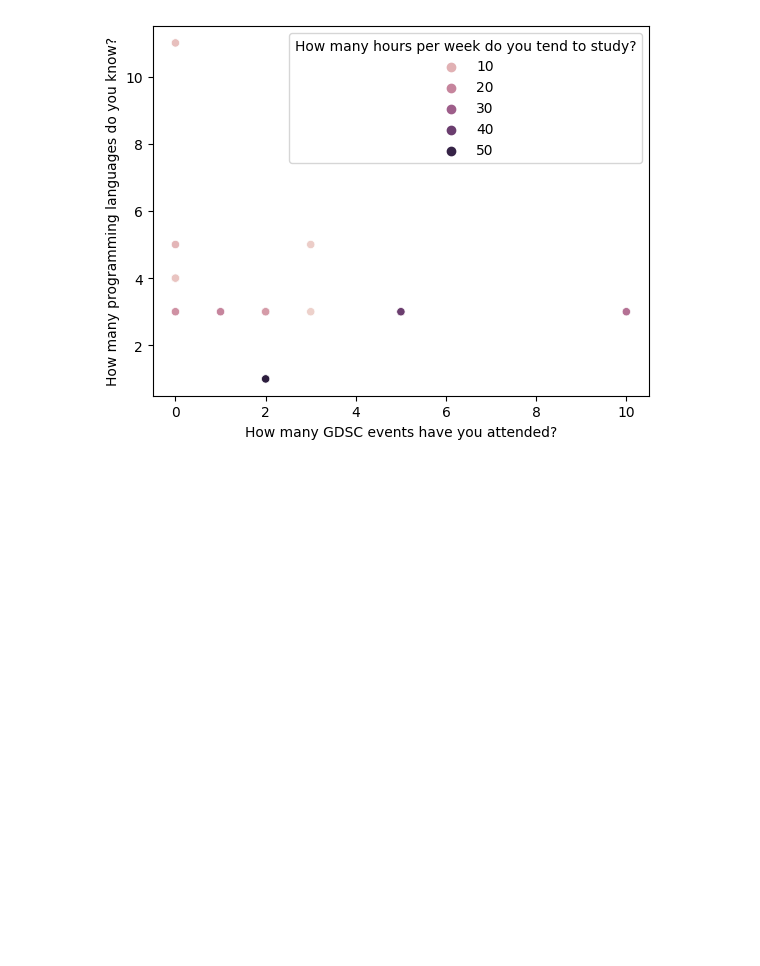
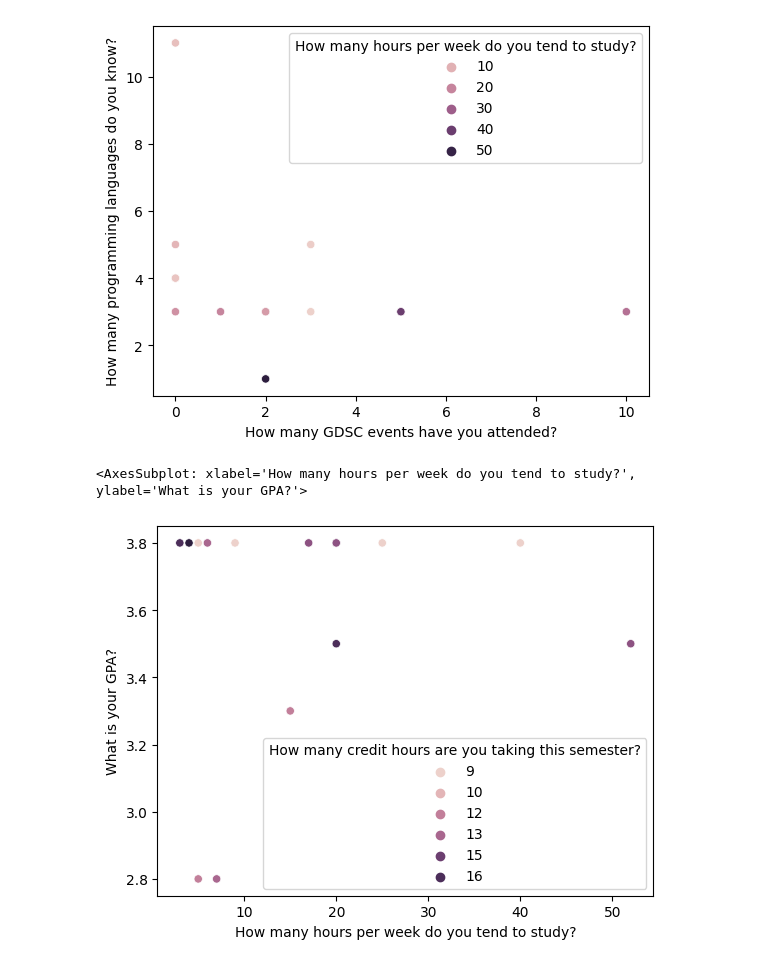
Before and after one commit to NicholasZolton/GDSCDataWorkshop, a Jupyter notebook: data_workshop_seaborn.ipynb, the cells around one changed output. Cells and saved outputs as stored; diff of their text form; code cells hidden in the pictures; blank space fills up the shorter version.

Commit message:
Added more plots and simplified numeric data

```diff
--- a/data_workshop_seaborn.ipynb
+++ b/data_workshop_seaborn.ipynb
@@ -35,5 +35,12 @@ data
 | 14 | 3 | 9 | 3.8 | 17 | ... |
 # %%
 numeric_subdata = data[['Do you think you will pursue graduate education?', 'Are you in a relationship?', 'What year do you think has been the most difficult for you coursework wise?', 'What year do you think has been the easiest for you coursework wise?', 'Do you have a job?', 'What is your GPA?', 'How many credit hours are you taking this semester?', 'How many credit hours do you plan on taking next semester?', 'How many programming languages do you know?', 'What is the average number of hours you sleep each night?', 'How many hours per week do you tend to study?', 'How many clubs do you participate in?', 'How many GDSC events have you attended?']]
-seaborn.clustermap(numeric_subdata.corr())
+GPA_dictionary = {'3.5 to 4': 3.8, '3 to 3.5': 3.3, '2.5 to 3': 2.8, '2 to 2.5': 2.3, '1.5 to 2': 1.8, '1 to 1.5': 1.3, '0.5 to 1': 0.8, '0 to 0.5': 0.3, 'I do not have a valid GPA yet.': 3.5}
+Year_dictionary = {'Freshman': 1, 'Sophomore': 2, 'Junior': 3, 'Senior': 4, 'Graduate Student': 5, 'Graduate': 5, 'Freshmen': 1, 'Sophmore': 2}
+YesNo_dictionary = {'Yes': 1, 'No': 0}
+numeric_subdata = numeric_subdata.replace({'What is your GPA?': GPA_dictionary, 'Do you have a job?': YesNo_dictionary, 'What year are you?': Year_dictionary})
+numeric_subdata = numeric_subdata.replace({'Are you in a relationship?': YesNo_dictionary})
+numeric_subdata = numeric_subdata.replace({'What year do you think has been the easiest for you coursework wise?': Year_dictionary, 'What year do you think has been the most difficult for you coursework wise?': Year_dictionary})
+numeric_subdata = numeric_subdata.replace({'Do you think you will pursue graduate education?': YesNo_dictionary})
+numeric_subdata
 # %% [output]
@@ -68,3 +94,11 @@ seaborn.scatterplot(x=x, y=y, hue=hue)
 # %% [output]
 <AxesSubplot: xlabel='How many GDSC events have you attended?', ylabel='How many programming languages do you know?'>
 [figure]
+# %%
+x = data['How many hours per week do you tend to study?']
+y = numeric_subdata['What is your GPA?']
+hue = numeric_subdata['How many credit hours are you taking this semester?']
+seaborn.scatterplot(x=x, y=y, hue=hue)
+# %% [output]
+<AxesSubplot: xlabel='How many hours per week do you tend to study?', ylabel='What is your GPA?'>
+[figure, added]
```
Also changed, not shown: parts of 4 cells of this notebook.
